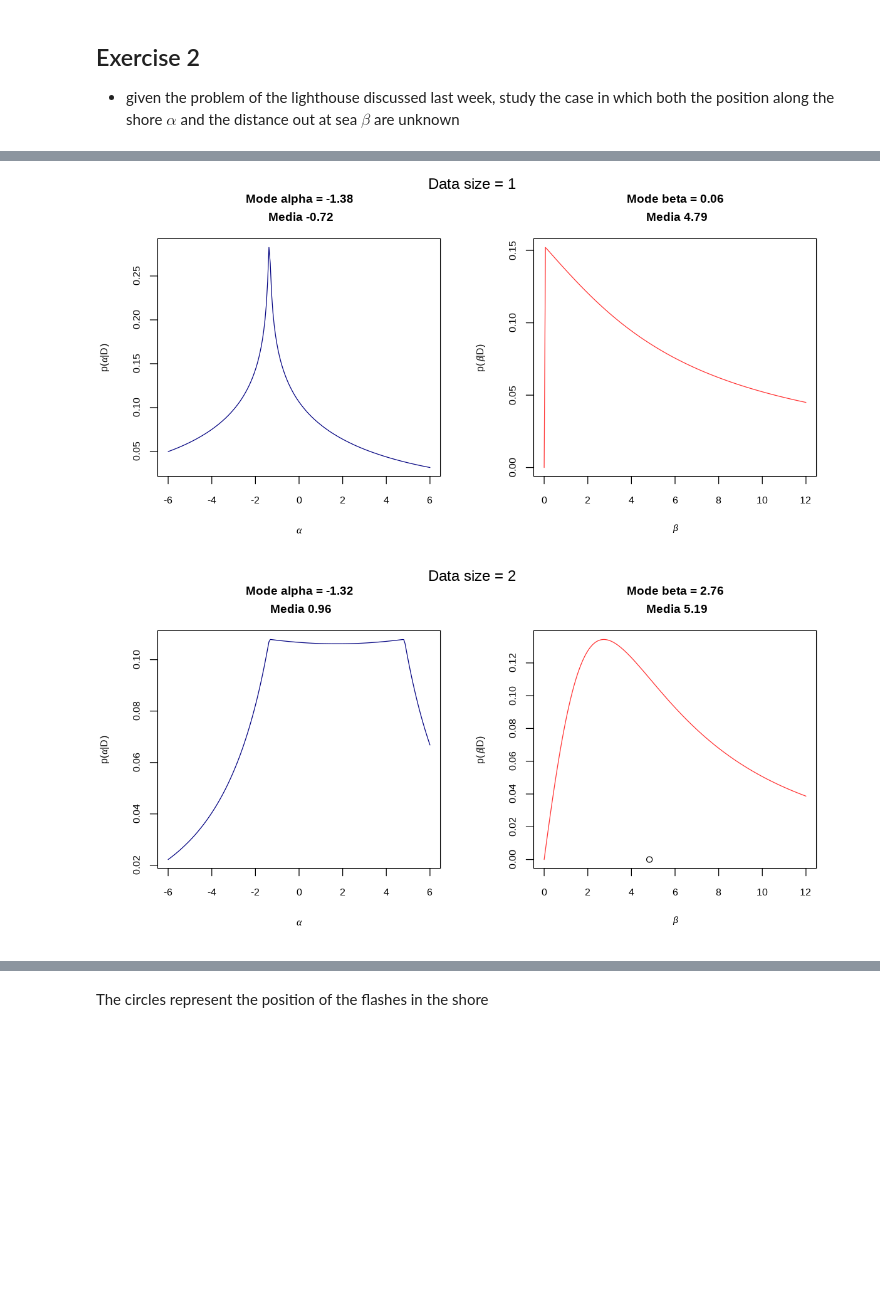
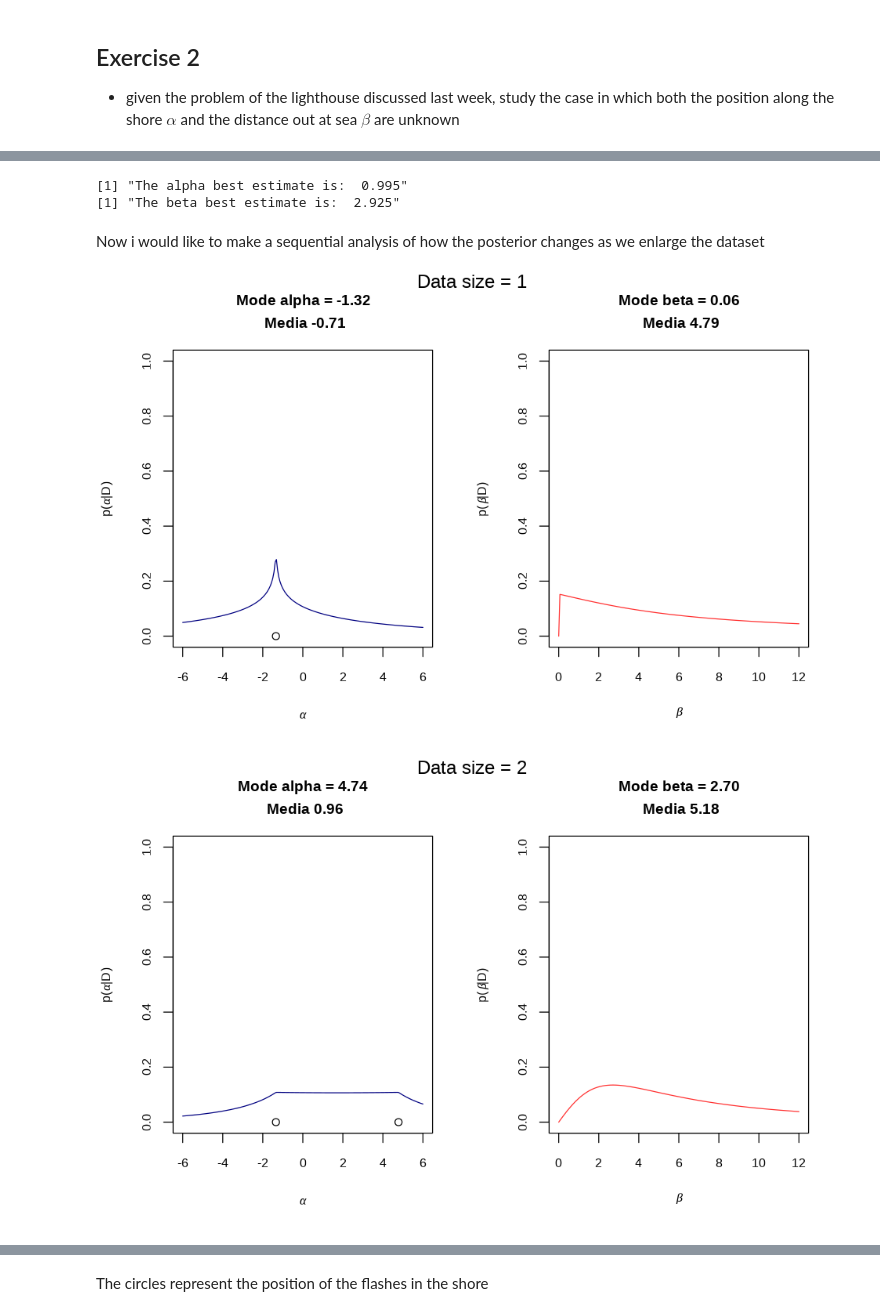
Before and after one commit to hcapettini2/Advanced-Statistics-For-Physical-Analysis, a Jupyter notebook: Lab6/HilarioCapettini_6.ipynb, the cells around one changed output, grey strips where cells are left out. Drawn from its saved outputs; the diff is of its cells as text; code cells hidden in the pictures; blank space fills up the shorter version.

```diff
--- a/Lab6/HilarioCapettini_6.ipynb
+++ b/Lab6/HilarioCapettini_6.ipynb
@@ -185,3 +188,15 @@ j.max <- j.post.cdf$x[max((1:length(j.post.cdf$y))[d==min(d)])]
+# %%
+u.norm <- dnorm(x,u.mean,sqrt(u.variance))
+j.norm <- dnorm(x,j.mean,sqrt(j.variance))
+
+u.norm.cdf  <- sintegral(x,u.norm)
+j.norm.cdf  <- sintegral(x,j.norm)
+
+u.norm.min <- u.norm.cdf$x[length(u.norm.cdf$y[u.norm.cdf$y<0.025])]
+u.norm.max <- u.norm.cdf$x[length(u.norm.cdf$y[u.norm.cdf$y<0.975])]
+
+j.norm.min <- j.norm.cdf$x[length(j.norm.cdf$y[j.norm.cdf$y<0.025])]
+j.norm.max <- j.norm.cdf$x[length(j.norm.cdf$y[j.norm.cdf$y<0.975])]
 # %%
 print("For the uniform prior")
 print(paste("The mean value is: ",sprintf("%.3f",u.mean)))
@@ -201,11 +221,0 @@ print(paste("The 95% credibility interval is: ","[",sprintf("%.3f",j.min),",",sp
-# %%
-#Now we want to estimate a confidence interval using the normal  approximation
-#An interval of 95% correspond to
-z <- 1.96
-z <- qnorm(0.975)
-
-u.min.norm <- u.mean - z * sqrt(u.variance)
-u.max.norm <- u.mean + z * sqrt(u.variance)
-
-j.min.norm <- j.mean - z * sqrt(j.variance)
-j.max.norm <- j.mean + z * sqrt(j.variance)
@@ -346,7 +375,7 @@ beta.t  <- 3
 
 #dataset
 set.seed(123)
-N  <- 100
-theta <- runif(N,-pi/2,pi/2)
+N  <- 1000
+theta <- runif(N,-pi/2+0.01,pi/2-0.01)
 
 data <- beta.t * tan(theta) + alpha.t
@@ -358,3 +399,11 @@ p.log.like <- function(a, b,  data) {
     }
     return(logL)
     }
+# %%
+#We generate a sequence of possible alpha and beta values
+n.sample <- 200
+a.min <- -6;  a.max <- +6
+b.min <-  0;  b.max <- +6;
+
+alpha <- seq(a.min , a.max, length.out=n.sample)
+beta  <- seq(b.min , b.max, length.out=n.sample)
@@ -361,3 +435,11 @@ p.log.like <- function(a, b,  data) {
+# %%
+print(paste("The alpha best estimate is: ",sprintf("%.3f",alpha.est)))
+print(paste("The beta best estimate is: ",sprintf("%.3f",beta.est)))
+# %% [output]
+[1] "The alpha best estimate is:  0.995"
+[1] "The beta best estimate is:  2.925"
+# %% [markdown]
+Now i would like to make a sequential analysis of how the posterior changes as we enlarge the dataset
 # %%
 n.sample <- 200
 x.min <- -6; x.max <- +6
@@ -369,7 +451,7 @@ hy <- (y.max - y.min )/(n.sample/2)                   #so we have the same point
 beta <- seq(from=y.min , by=hy, length.out=n.sample +1)
 # %%
 #In the following we will follow the result for an increasing number of data points
-set_plot_dimensions(10, 5)
+options(repr.plot.width=8,repr.plot.hight=4)
 plots <- c(1, 2, 3, 4,  5, 10, 15, 20, 25, 30 ,50, 100)
 
 alphas <- c()
@@ -398,35 +480,36 @@ for (n.data in plots){
 
     #Probability density of alpha conditional to the data (marginalize)
     p.alpha.data <- apply(e.LoL,1,sum)
     p.alpha.data <- p.alpha.data/(hx*sum(p.alpha.data))
 
     #Probability density of beta conditional to the data
     p.beta.data <- apply(e.LoL,2,sum)
     p.beta.data <- p.beta.data/(hx*sum(p.beta.data))
 
     par(mfrow=c(1,2))
 
 
     plot(alpha,p.alpha.data,type="l",
      main = paste("Mode alpha =",sprintf("%.2f",alpha[which(p.alpha.data == max(p.alpha.data), arr.ind = TRUE)]),"\n",
                   "Media",sprintf("%.2f",hx*sum(p.alpha.data*alpha))),
      col = "navy",
      xlab = expression(alpha),
-     ylab = expression(paste(p,"(",alpha, "|", D,")")),)
+     ylab = expression(paste(p,"(",alpha, "|", D,")")),
+     ylim =c(0,1),)
      points(x=samples, y = rep(0,length(samples)), type = "p",col="black")
 
 
     plot(beta,p.beta.data,type="l",
      main = paste("Mode beta =",sprintf("%.2f",beta[which(p.beta.data == max(p.beta.data), arr.ind = TRUE)]),"\n",
                   "Media",sprintf("%.2f",hy*sum(p.beta.data*beta))),
      col = "firebrick1",
      xlab = expression(beta),
-     ylab = expression(paste(p,"(",beta, "|", D,")")),)
-     points(x=samples, y = rep(0,length(samples)), type = "p",col="black")
+     ylab = expression(paste(p,"(",beta, "|", D,")")),
+     ylim = c(0,1),)
     mtext(paste("Data size =",n.data), side = 3, line = -1, outer = TRUE,cex=1.5)
 
 
 }
 # %% [output]
-[figure, old version]
+[figure, new version]
-[figure, old version]
+[figure, new version]
```
Also changed, not shown: parts of 26 cells of this notebook, 9 other files.
